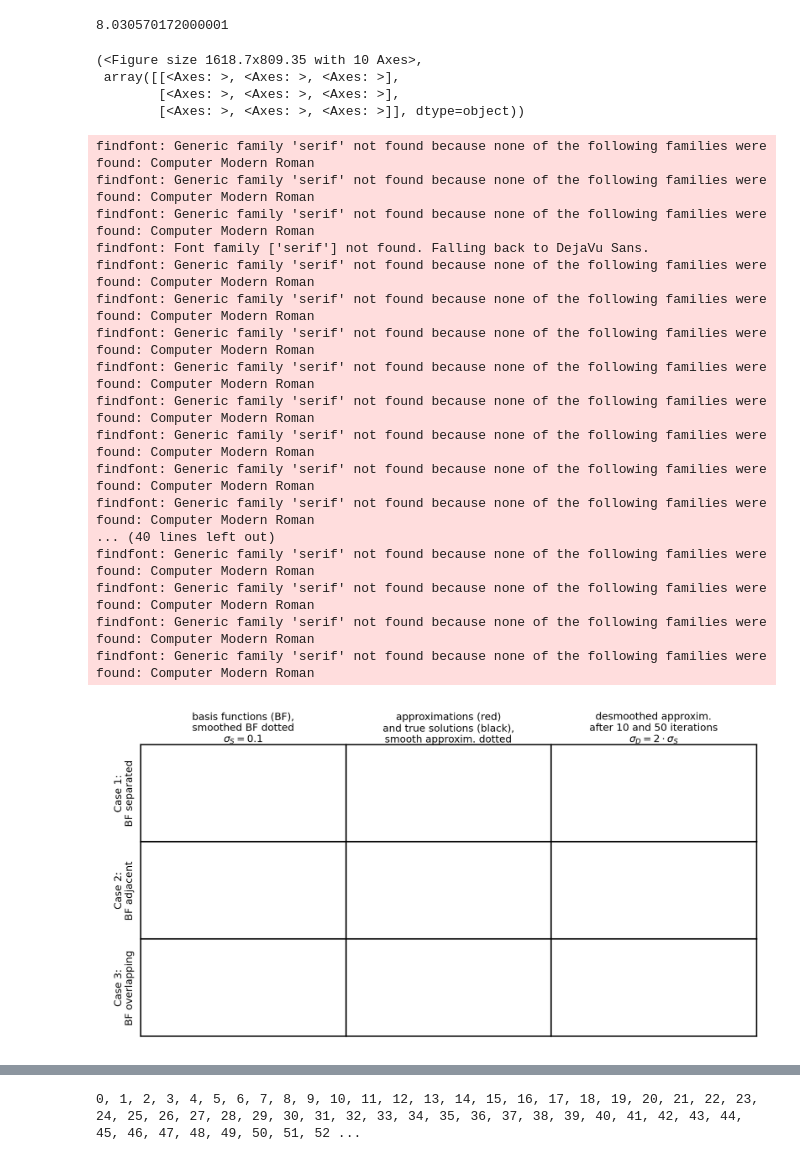
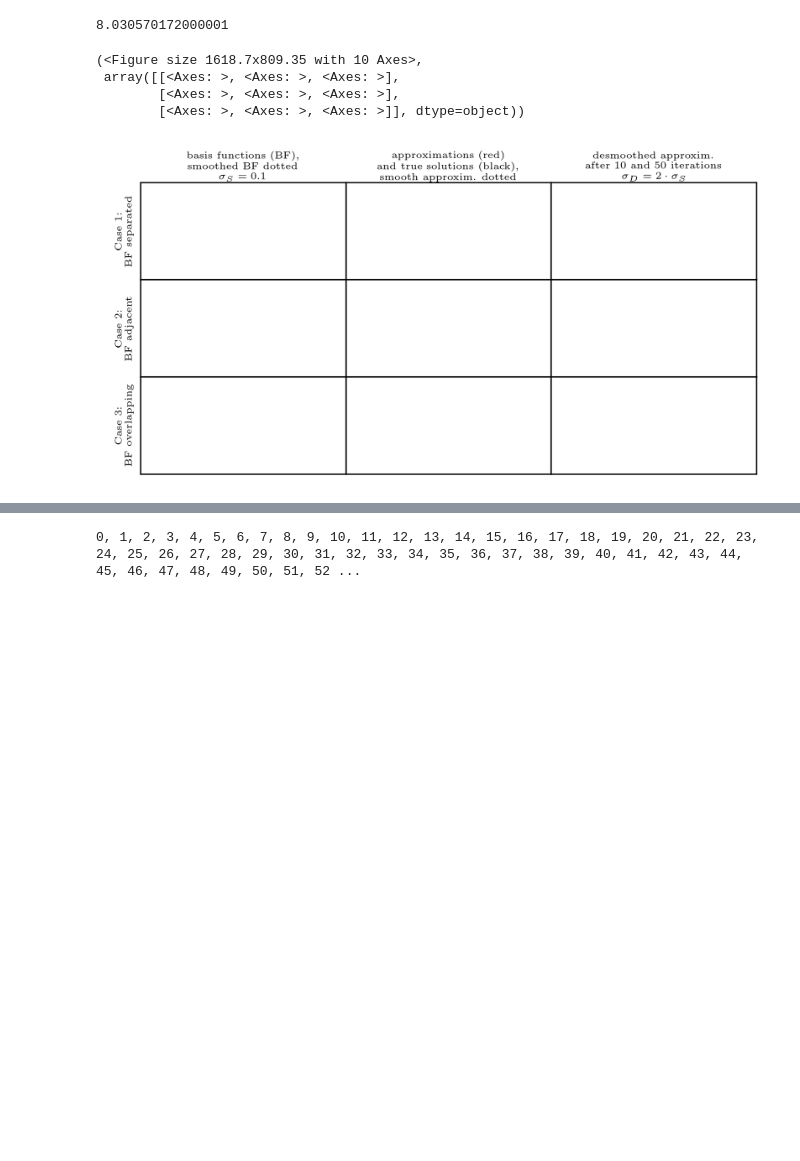
Before and after one commit to flabowski/POD-ROM-and-gaussian-convolution, a Jupyter notebook: notebooks/0_motivating_example.ipynb, the cells around one changed output, grey strips where cells are left out. Drawn from its saved outputs; the diff is of its cells as text; code cells hidden in the pictures; blank space fills up the shorter version.

Commit message:
refactoring, new figures on RL

```diff
--- a/notebooks/0_motivating_example.ipynb
+++ b/notebooks/0_motivating_example.ipynb
@@ -31,7 +31,7 @@ plt.rcParams['legend.handlelength'] = 1.5
 
 plt.rcParams['figure.dpi'] = 300
 plt.rcParams['savefig.dpi'] = 300
-mpl.rc('text', usetex=False)
+mpl.rc('text', usetex=True)
 mpl.rc('font', family='serif', size=fs, serif='Computer Modern Roman')
 pth = "../Plots/"
 pth = "C:/Users/florianma/OneDrive - Institutt for Energiteknikk/Documents/convolution_paper/"
@@ -125,53 +125,36 @@ def small_figures():
 
     for ax_row in axs:
         for ax  in ax_row:
             ax.set_xticks(np.linspace(-1, 1, 5, endpoint=True), minor=False)
             ax.set_yticks(np.linspace(-1, 1, 5, endpoint=True), minor=False)
             ax.set_xticks(np.linspace(-1, 1, 21, endpoint=True), minor=True)
             ax.set_yticks(np.linspace(-1, 1, 21, endpoint=True), minor=True)
             for ticks in [ax.xaxis.get_major_ticks(), ax.xaxis.get_minor_ticks(), ax.yaxis.get_major_ticks(), ax.yaxis.get_minor_ticks()]:
                 for tick in ticks:
                     tick.tick1line.set_visible(False)
                     tick.tick2line.set_visible(False)
                     tick.label1.set_visible(False)
                     tick.label2.set_visible(False)
             ax.set_xlim(-0.01, 1.01)
             ax.set_ylim(-0.1, 1.1)
     fontdict = {"ha": "center", "va":"center", "rotation": 0, "fontsize":6}
-    ax0.text(l1+w/2, b3+h+spacingh/2, "basis functions (BF),\nsmoothed BF dotted\n$\sigma_S=0.1$", fontdict=fontdict)
+    ax0.text(l1+w/2, b3+h+spacingh/2, "basis functions (BF),\nsmoothed BF dotted\n"+r"$\sigma_S=0.1$", fontdict=fontdict)
     ax0.text(l2+w/2, b3+h+spacingh/2, "approximations (red)\nand true solutions (black),\nsmooth approxim. dotted", fontdict=fontdict)
     #ax0.text(5/8+spacingw/4*2, b3+h+spacingh/2, "desmoothed approxim.\nafter 10 and 50 iterations\n$\sigma_D=\sigma_S$", fontdict=fontdict)
-    ax0.text(l3+w/2, b3+h+spacingh/2, "desmoothed approxim.\nafter 10 and 50 iterations\n$\sigma_D=2\cdot\sigma_S$", fontdict=fontdict)
+    ax0.text(l3+w/2, b3+h+spacingh/2, "desmoothed approxim.\nafter 10 and 50 iterations\n"+r"$\sigma_D=2\cdot\sigma_S$", fontdict=fontdict)
 
     fontdict["rotation"] = 90
     ax0.text(spacingw/2, h*5/2, "Case 1:\nBF separated", fontdict=fontdict)
     ax0.text(spacingw/2, h*3/2, "Case 2:\nBF adjacent", fontdict=fontdict)
     ax0.text(spacingw/2, h/2, "Case 3:\nBF overlapping", fontdict=fontdict)
     return fig, axs
 small_figures()
 # %% [output]
 (<Figure size 1618.7x809.35 with 10 Axes>,
  array([[<Axes: >, <Axes: >, <Axes: >],
         [<Axes: >, <Axes: >, <Axes: >],
         [<Axes: >, <Axes: >, <Axes: >]], dtype=object))
-findfont: Generic family 'serif' not found because none of the following families were found: Computer Modern Roman
-findfont: Generic family 'serif' not found because none of the following families were found: Computer Modern Roman
-findfont: Generic family 'serif' not found because none of the following families were found: Computer Modern Roman
-findfont: Font family ['serif'] not found. Falling back to DejaVu Sans.
-findfont: Generic family 'serif' not found because none of the following families were found: Computer Modern Roman
-findfont: Generic family 'serif' not found because none of the following families were found: Computer Modern Roman
-findfont: Generic family 'serif' not found because none of the following families were found: Computer Modern Roman
-findfont: Generic family 'serif' not found because none of the following families were found: Computer Modern Roman
-findfont: Generic family 'serif' not found because none of the following families were found: Computer Modern Roman
-findfont: Generic family 'serif' not found because none of the following families were found: Computer Modern Roman
-findfont: Generic family 'serif' not found because none of the following families were found: Computer Modern Roman
-findfont: Generic family 'serif' not found because none of the following families were found: Computer Modern Roman
-... (40 lines left out)
-findfont: Generic family 'serif' not found because none of the following families were found: Computer Modern Roman
-findfont: Generic family 'serif' not found because none of the following families were found: Computer Modern Roman
-findfont: Generic family 'serif' not found because none of the following families were found: Computer Modern Roman
-findfont: Generic family 'serif' not found because none of the following families were found: Computer Modern Roman
-[figure, old version]
+[figure, new version]
 # %%
 def new_small_figure():
     fig, ax = plt.subplots(1, 1, figsize=(page_width_in/4, page_width_in/4))
```
Also changed, not shown: parts of 11 cells of this notebook, 6 other files.
